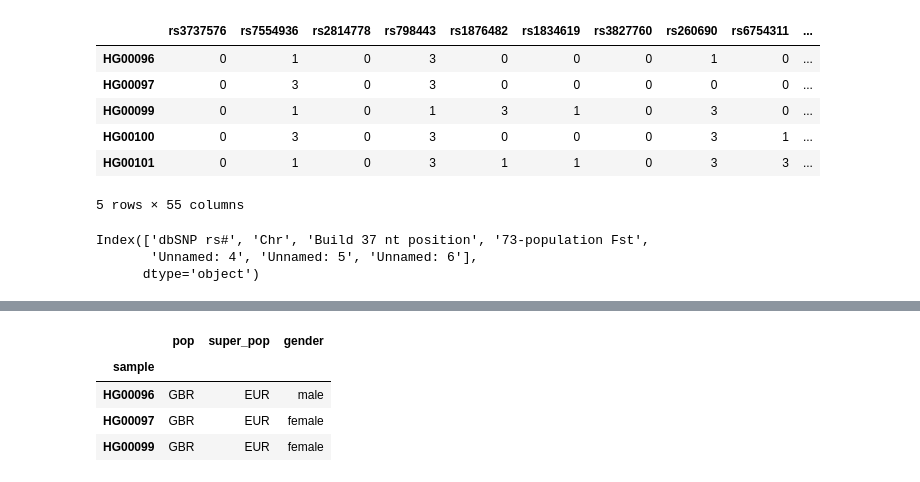
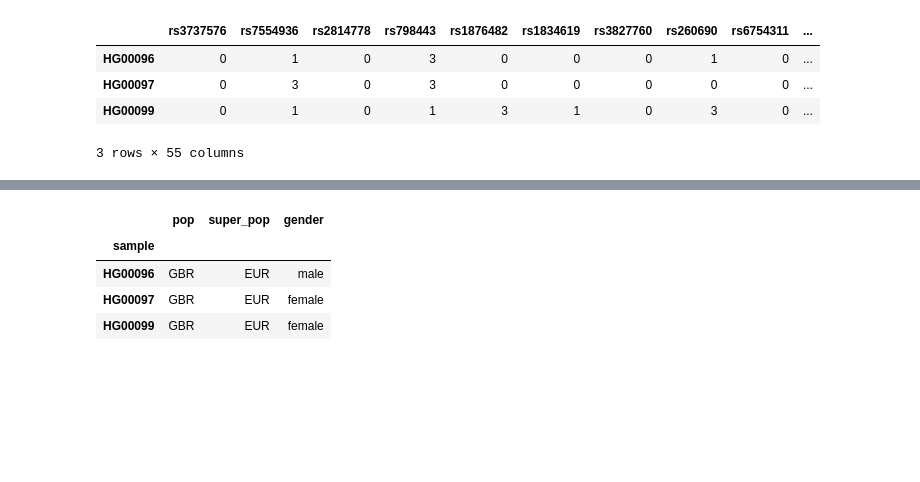
Before and after one commit to akshaydarora/genomics, a Jupyter notebook: genome.ipynb, the cells around one changed output, grey strips where cells are left out. Cells and saved outputs as stored; diff of their text form; code cells hidden in the pictures; blank space fills up the shorter version.

```diff
--- a/genome.ipynb
+++ b/genome.ipynb
@@ -117,10 +55,8 @@ genome_fact_pivot=genome_fact.pivot(index='sample', columns='variant', values='g
 # %%
-df.head(5)
+df.head(3)
 # %% [output]
 |  | rs3737576 | rs7554936 | rs2814778 | rs798443 | rs1876482 | rs1834619 | rs3827760 | rs260690 | rs6754311 | ... |
 | HG00096 | 0 | 1 | 0 | 3 | 0 | 0 | 0 | 1 | 0 | ... |
 | HG00097 | 0 | 3 | 0 | 3 | 0 | 0 | 0 | 0 | 0 | ... |
 | HG00099 | 0 | 1 | 0 | 1 | 3 | 1 | 0 | 3 | 0 | ... |
-| HG00100 | 0 | 3 | 0 | 3 | 0 | 0 | 0 | 3 | 1 | ... |
-| HG00101 | 0 | 1 | 0 | 3 | 1 | 1 | 0 | 3 | 3 | ... |
-5 rows × 55 columns
+3 rows × 55 columns
@@ -129,6 +62,0 @@ df_kidd=pd.read_csv("data/55_Kidd.csv")
-# %%
-df_kidd.columns
-# %% [output]
-Index(['dbSNP rs#', 'Chr', 'Build 37 nt position', '73-population Fst',
-       'Unnamed: 4', 'Unnamed: 5', 'Unnamed: 6'],
-      dtype='object')
```
Also changed, not shown: parts of 45 cells of this notebook.
